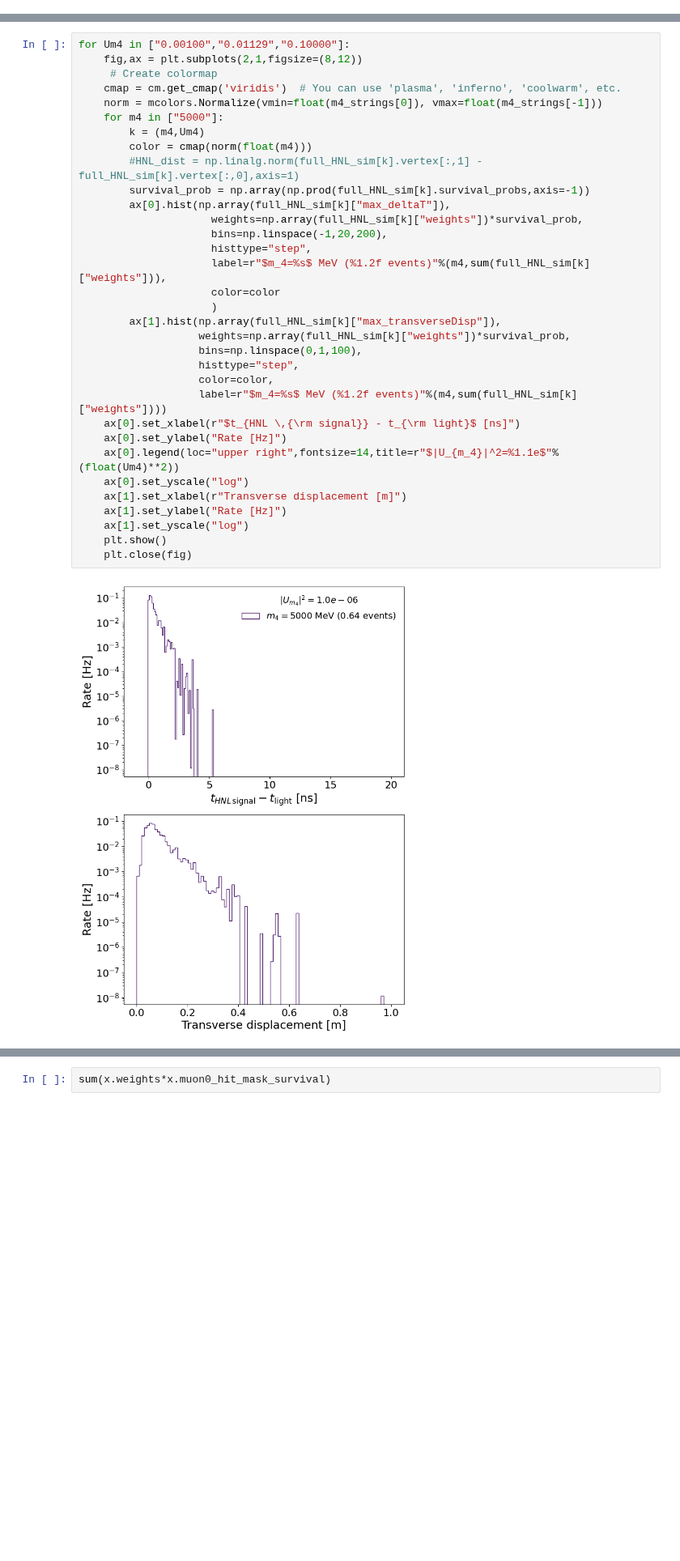
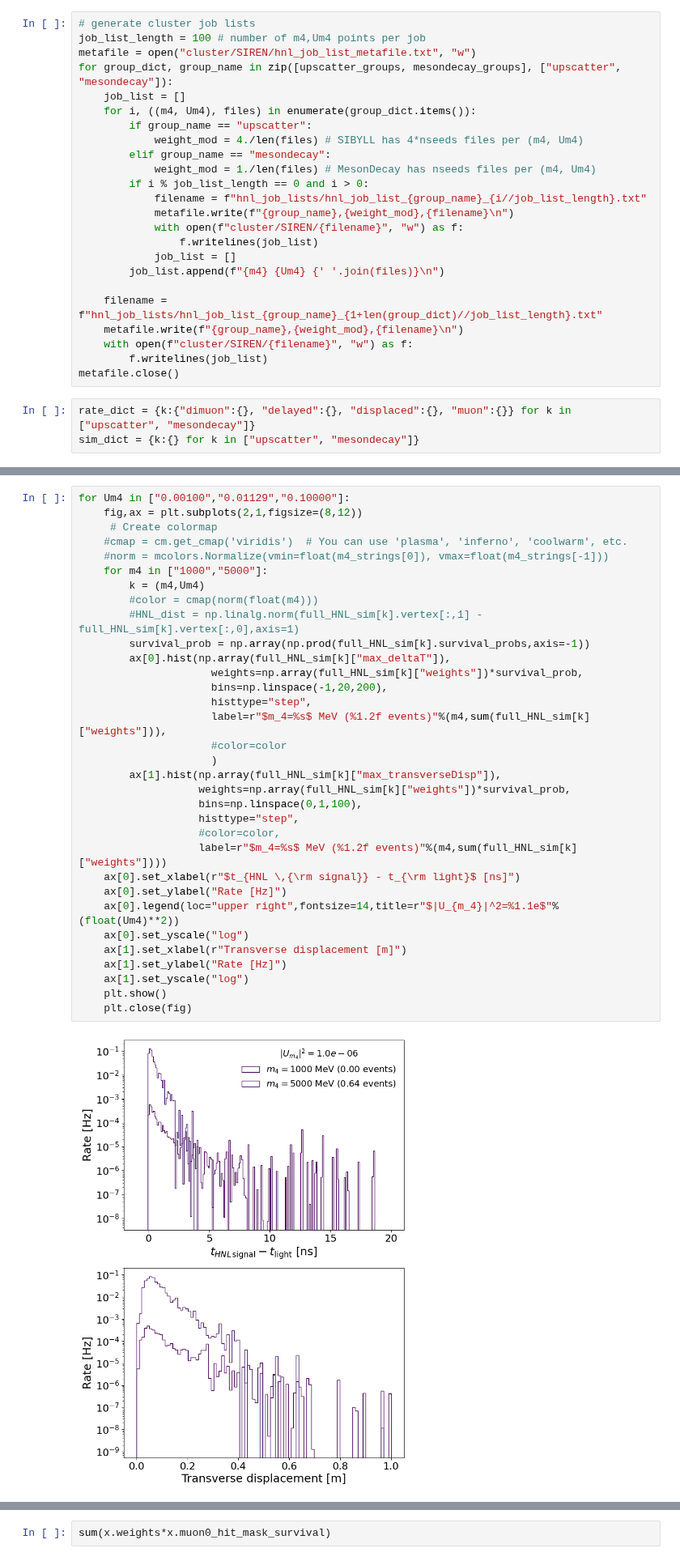
Before and after one commit to nickkamp1/Lake_Geneva_Neutrinos, a Jupyter notebook: SIREN_HNLAnalysis.ipynb, the cells around one changed output, grey strips where cells are left out. Shown at 81% size. Drawn from its saved outputs; the diff is of its cells as text; blank space fills up the shorter version.

Commit message:
much refactoring in the HNL simulation chain, seeding possible and processing of sim files moved to cluster jobs. analysis notebook runs quickly now

```diff
--- a/SIREN_HNLAnalysis.ipynb
+++ b/SIREN_HNLAnalysis.ipynb
@@ -40 +55,28 @@ defaultdict(<class 'list'>, {('1500', '0.00695'): ['Data/SIREN/Output/SINE_CMS_W
+# %%
+# generate cluster job lists
+job_list_length = 100 # number of m4,Um4 points per job
+metafile = open("cluster/SIREN/hnl_job_list_metafile.txt", "w")
+for group_dict, group_name in zip([upscatter_groups, mesondecay_groups], ["upscatter", "mesondecay"]):
+    job_list = []
+    for i, ((m4, Um4), files) in enumerate(group_dict.items()):
+        if group_name == "upscatter":
+            weight_mod = 4./len(files) # SIBYLL has 4*nseeds files per (m4, Um4)
+        elif group_name == "mesondecay":
+            weight_mod = 1./len(files) # MesonDecay has nseeds files per (m4, Um4)
+        if i % job_list_length == 0 and i > 0:
+            filename = f"hnl_job_lists/hnl_job_list_{group_name}_{i//job_list_length}.txt"
+            metafile.write(f"{group_name},{weight_mod},{filename}\n")
+            with open(f"cluster/SIREN/{filename}", "w") as f:
+                f.writelines(job_list)
+            job_list = []
+        job_list.append(f"{m4} {Um4} {' '.join(files)}\n")
+
+    filename = f"hnl_job_lists/hnl_job_list_{group_name}_{1+len(group_dict)//job_list_length}.txt"
+    metafile.write(f"{group_name},{weight_mod},{filename}\n")
+    with open(f"cluster/SIREN/{filename}", "w") as f:
+        f.writelines(job_list)
+metafile.close()
+# %%
+rate_dict = {k:{"dimuon":{}, "delayed":{}, "displaced":{}, "muon":{}} for k in ["upscatter", "mesondecay"]}
+sim_dict = {k:{} for k in ["upscatter", "mesondecay"]}
 # %%
@@ -124,35 +98,35 @@ print(Um4_strings)
 # %%
 for Um4 in ["0.00100","0.01129","0.10000"]:
     fig,ax = plt.subplots(2,1,figsize=(8,12))
      # Create colormap
-    cmap = cm.get_cmap('viridis')  # You can use 'plasma', 'inferno', 'coolwarm', etc.
-    norm = mcolors.Normalize(vmin=float(m4_strings[0]), vmax=float(m4_strings[-1]))
-    for m4 in ["5000"]:
+    #cmap = cm.get_cmap('viridis')  # You can use 'plasma', 'inferno', 'coolwarm', etc.
+    #norm = mcolors.Normalize(vmin=float(m4_strings[0]), vmax=float(m4_strings[-1]))
+    for m4 in ["1000","5000"]:
         k = (m4,Um4)
-        color = cmap(norm(float(m4)))
+        #color = cmap(norm(float(m4)))
         #HNL_dist = np.linalg.norm(full_HNL_sim[k].vertex[:,1] - full_HNL_sim[k].vertex[:,0],axis=1)
         survival_prob = np.array(np.prod(full_HNL_sim[k].survival_probs,axis=-1))
         ax[0].hist(np.array(full_HNL_sim[k]["max_deltaT"]),
                      weights=np.array(full_HNL_sim[k]["weights"])*survival_prob,
                      bins=np.linspace(-1,20,200),
                      histtype="step",
                      label=r"$m_4=%s$ MeV (%1.2f events)"%(m4,sum(full_HNL_sim[k]["weights"])),
-                     color=color
+                     #color=color
                      )
         ax[1].hist(np.array(full_HNL_sim[k]["max_transverseDisp"]),
                    weights=np.array(full_HNL_sim[k]["weights"])*survival_prob,
                    bins=np.linspace(0,1,100),
                    histtype="step",
-                   color=color,
+                   #color=color,
                    label=r"$m_4=%s$ MeV (%1.2f events)"%(m4,sum(full_HNL_sim[k]["weights"])))
     ax[0].set_xlabel(r"$t_{HNL \,{\rm signal}} - t_{\rm light}$ [ns]")
     ax[0].set_ylabel("Rate [Hz]")
     ax[0].legend(loc="upper right",fontsize=14,title=r"$|U_{m_4}|^2=%1.1e$"%(float(Um4)**2))
     ax[0].set_yscale("log")
     ax[1].set_xlabel(r"Transverse displacement [m]")
     ax[1].set_ylabel("Rate [Hz]")
     ax[1].set_yscale("log")
     plt.show()
     plt.close(fig)
 # %% [output]
-[figure, old version]
+[figure, new version]
```
Also changed, not shown: parts of 7 cells of this notebook, 10 other files.
